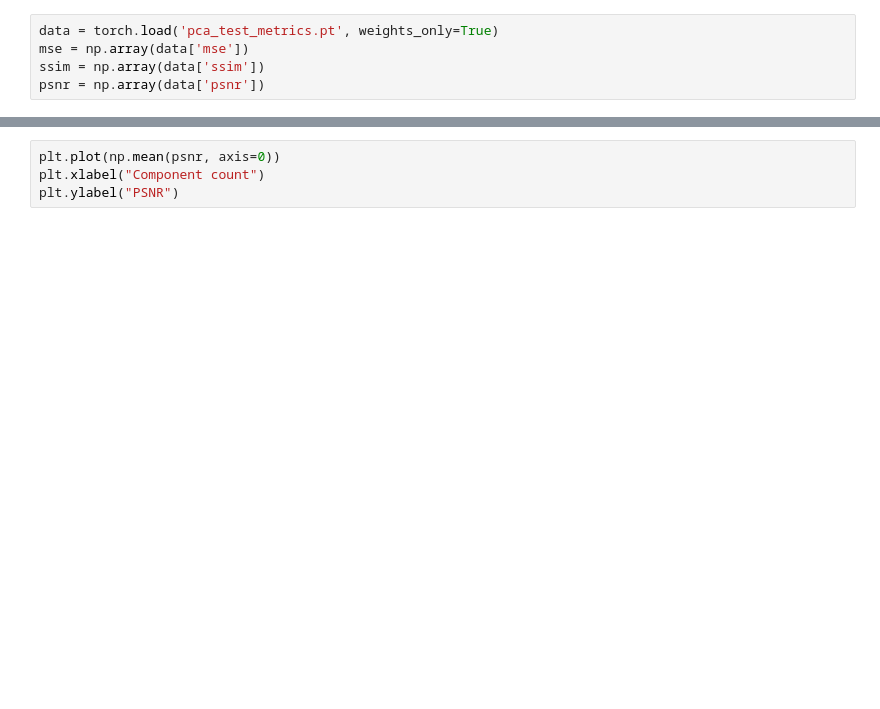
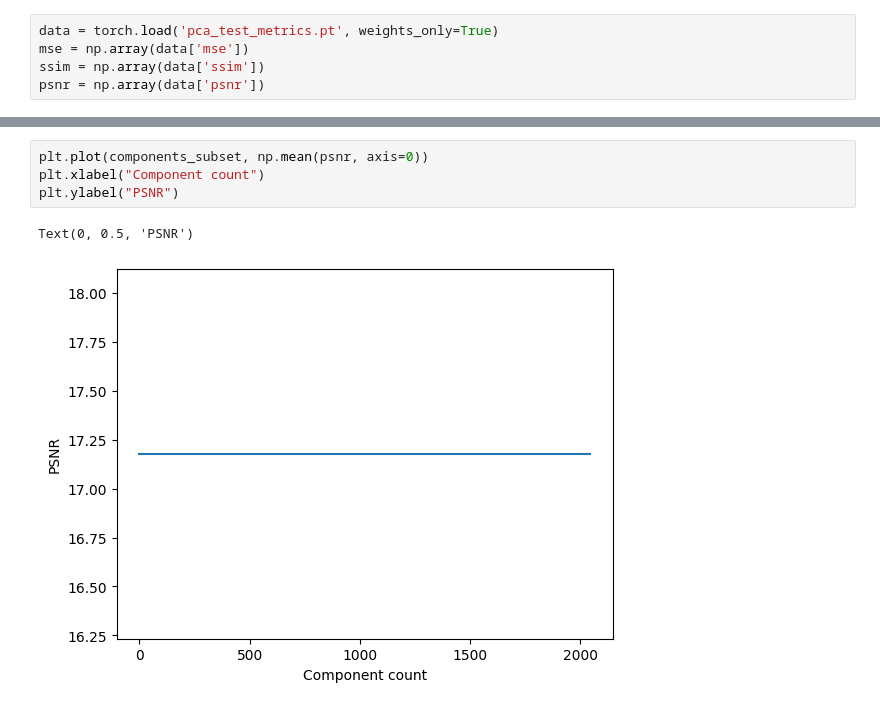
Before and after one commit to EricOldgren/MATH-412_Stat_ML, a Jupyter notebook: PCA-Test.ipynb, the cells around one changed output, grey strips where cells are left out. Drawn from its saved outputs; the diff is of its cells as text; blank space fills up the shorter version.

```diff
--- a/PCA-Test.ipynb
+++ b/PCA-Test.ipynb
@@ -206,5 +258,8 @@ plt.ylabel("Pixel MSE")
 # %%
-plt.plot(np.mean(psnr, axis=0))
+plt.plot(components_subset, np.mean(psnr, axis=0))
 plt.xlabel("Component count")
 plt.ylabel("PSNR")
+# %% [output]
+Text(0, 0.5, 'PSNR')
+[figure, added]
 # %%
```
Also changed, not shown: parts of 16 cells of this notebook.
